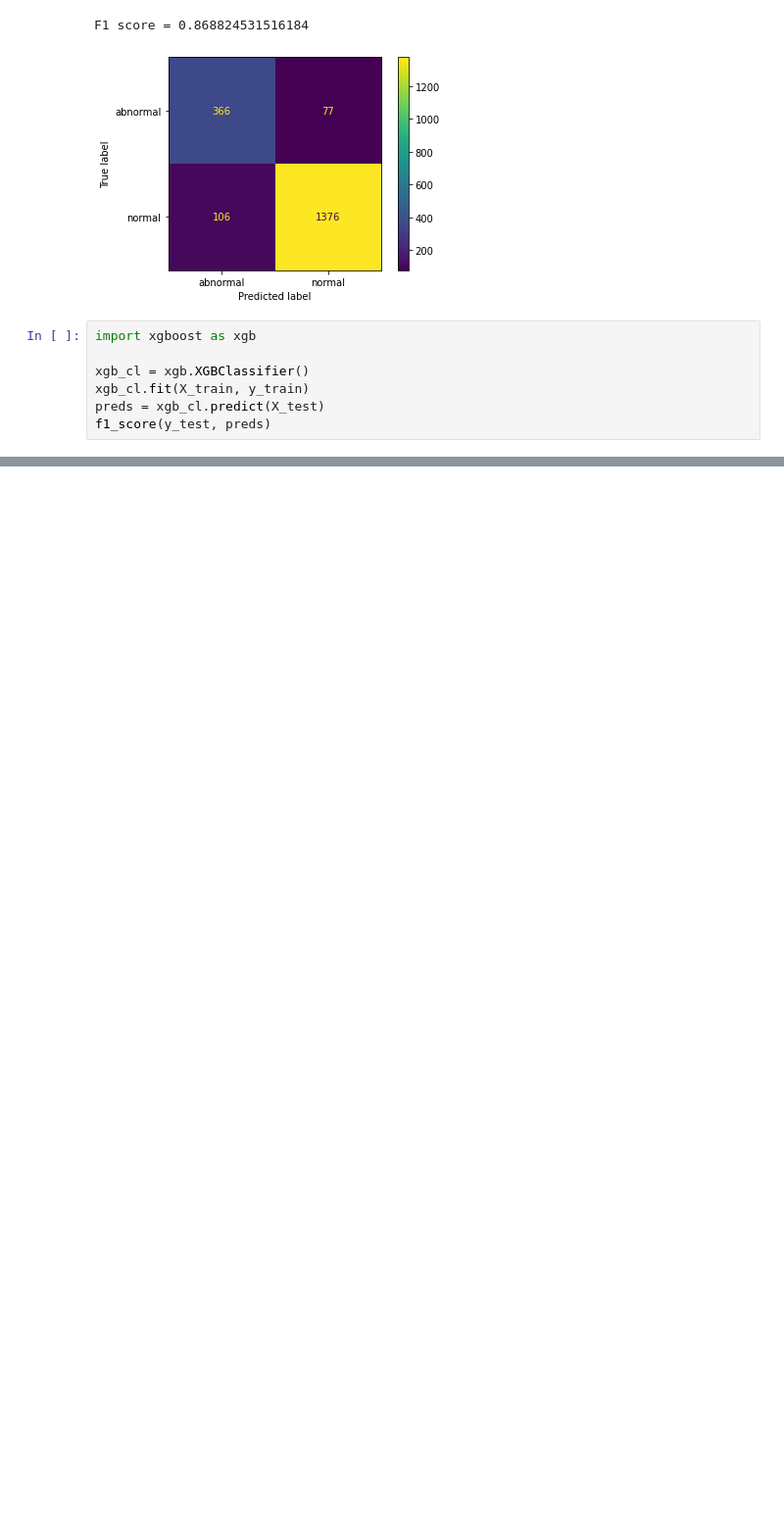
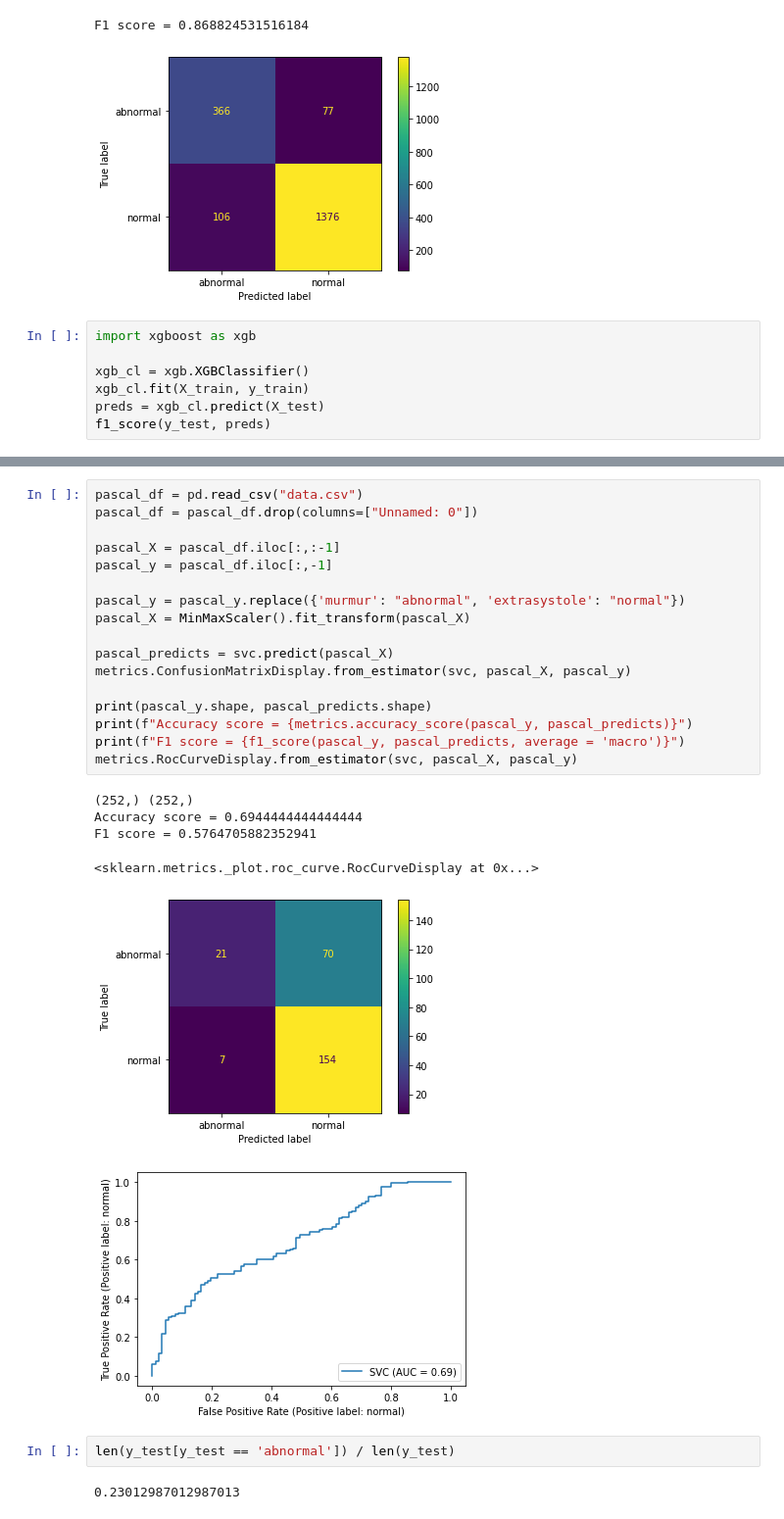
Before and after one commit to Mohamed-Ibrahim-01/heart-sound-classificatoin, a Jupyter notebook: colab.ipynb, the cells around one changed output, grey strips where cells are left out. Shown at 98% size. Cells and saved outputs as stored; diff of their text form; blank space fills up the shorter version.

```diff
--- a/colab.ipynb
+++ b/colab.ipynb
@@ -98,0 +120,28 @@ f1_score(y_test, preds)
+# %%
+pascal_df = pd.read_csv("data.csv")
+pascal_df = pascal_df.drop(columns=["Unnamed: 0"])
+
+pascal_X = pascal_df.iloc[:,:-1]
+pascal_y = pascal_df.iloc[:,-1]
+
+pascal_y = pascal_y.replace({'murmur': "abnormal", 'extrasystole': "normal"})
+pascal_X = MinMaxScaler().fit_transform(pascal_X)
+
+pascal_predicts = svc.predict(pascal_X)
+metrics.ConfusionMatrixDisplay.from_estimator(svc, pascal_X, pascal_y)
+
+print(pascal_y.shape, pascal_predicts.shape)
+print(f"Accuracy score = {metrics.accuracy_score(pascal_y, pascal_predicts)}")
+print(f"F1 score = {f1_score(pascal_y, pascal_predicts, average = 'macro')}")
+metrics.RocCurveDisplay.from_estimator(svc, pascal_X, pascal_y)
+# %% [output]
+(252,) (252,)
+Accuracy score = 0.6944444444444444
+F1 score = 0.5764705882352941
+<sklearn.metrics._plot.roc_curve.RocCurveDisplay at 0x...>
+[figure, added]
+[figure, added]
+# %%
+len(y_test[y_test == 'abnormal']) / len(y_test)
+# %% [output]
+0.23012987012987013
```
Also changed, not shown: parts of 9 cells of this notebook.
